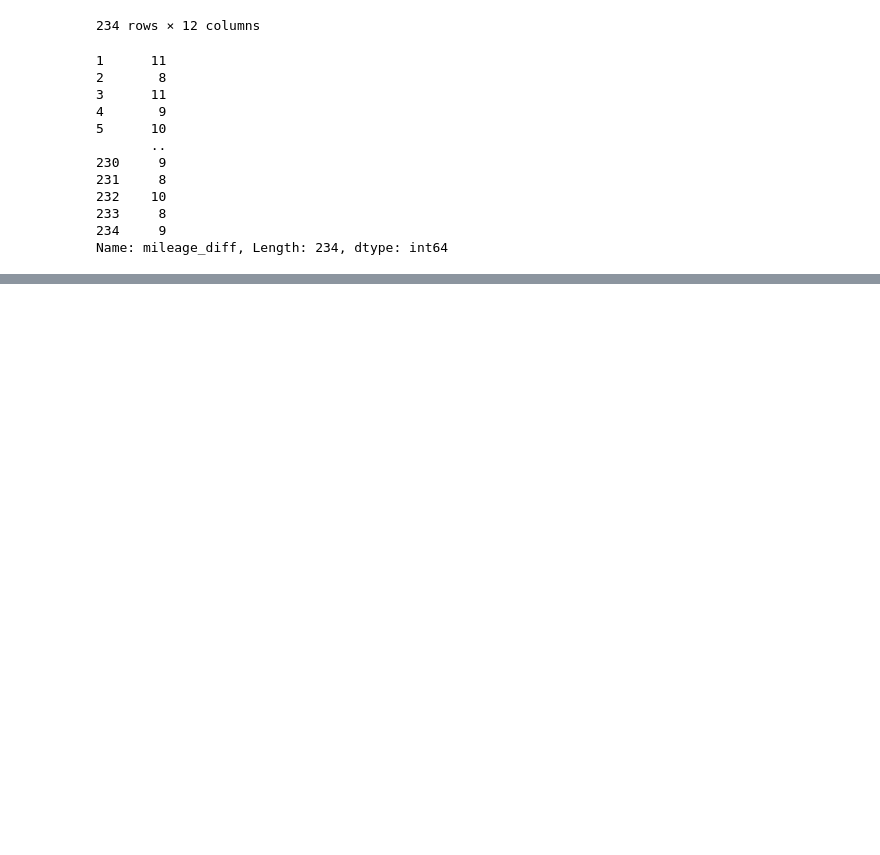
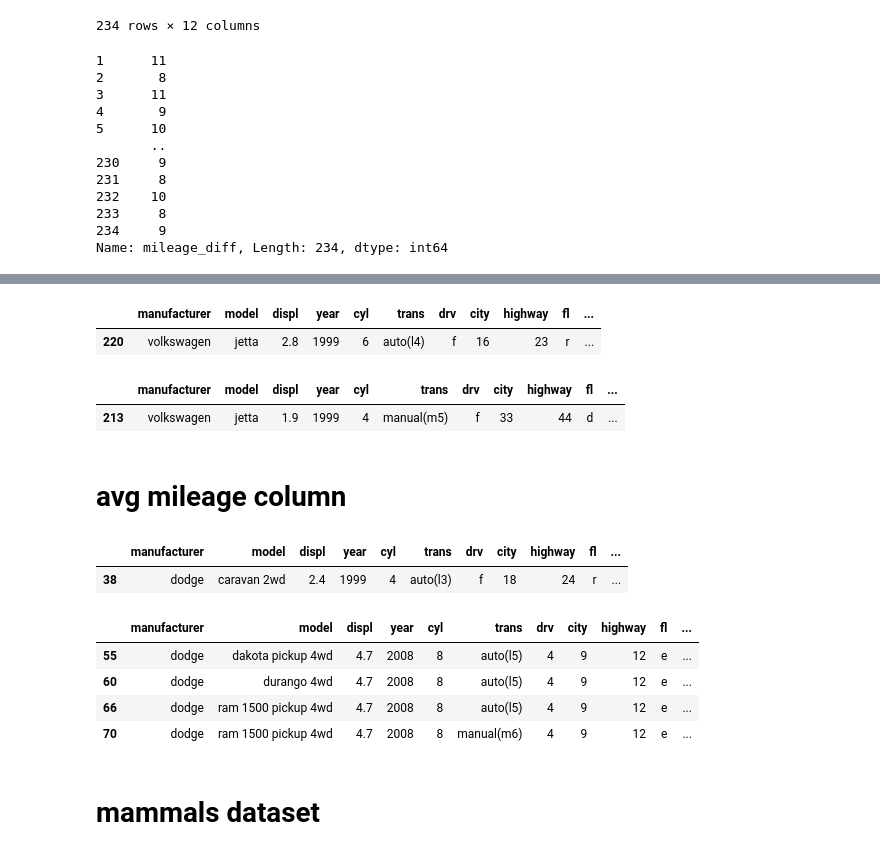
Before and after one commit to codyclonts/numpy-pandas-visualization-exercises, a Jupyter notebook: dataframes.ipynb, the cells around one changed output, grey strips where cells are left out. Saved outputs shown, nothing was run; the diff lists cells and outputs as text; code cells hidden in the pictures; blank space fills up the shorter version.

```diff
--- a/dataframes.ipynb
+++ b/dataframes.ipynb
@@ -295,0 +340,31 @@ Name: mileage_diff, Length: 234, dtype: int64
+# %%
+mpg_compact[mpg_compact.highway == mpg_compact.highway.min()]
+# %% [output]
+|  | manufacturer | model | displ | year | cyl | trans | drv | city | highway | fl | ... |
+| 220 | volkswagen | jetta | 2.8 | 1999 | 6 | auto(l4) | f | 16 | 23 | r | ... |
+# %%
+mpg[(mpg['class'] == 'compact') & (mpg.highway == mpg.highway.max())]
+# %% [output]
+|  | manufacturer | model | displ | year | cyl | trans | drv | city | highway | fl | ... |
+| 213 | volkswagen | jetta | 1.9 | 1999 | 4 | manual(m5) | f | 33 | 44 | d | ... |
+# %% [markdown]
+# avg mileage column
+# %%
+mpg['average_mileage'] = (mpg.city + mpg.highway) / 2
+# %%
+mpg_dodge = mpg[mpg.manufacturer == 'dodge']
+# %%
+mpg_dodge[mpg_dodge.average_mileage == mpg_dodge.average_mileage.max()]
+# %% [output]
+|  | manufacturer | model | displ | year | cyl | trans | drv | city | highway | fl | ... |
+| 38 | dodge | caravan 2wd | 2.4 | 1999 | 4 | auto(l3) | f | 18 | 24 | r | ... |
+# %%
+mpg_dodge[mpg_dodge.average_mileage == mpg_dodge.average_mileage.min()]
+# %% [output]
+|  | manufacturer | model | displ | year | cyl | trans | drv | city | highway | fl | ... |
+| 55 | dodge | dakota pickup 4wd | 4.7 | 2008 | 8 | auto(l5) | 4 | 9 | 12 | e | ... |
+| 60 | dodge | durango 4wd | 4.7 | 2008 | 8 | auto(l5) | 4 | 9 | 12 | e | ... |
+| 66 | dodge | ram 1500 pickup 4wd | 4.7 | 2008 | 8 | auto(l5) | 4 | 9 | 12 | e | ... |
+| 70 | dodge | ram 1500 pickup 4wd | 4.7 | 2008 | 8 | manual(m6) | 4 | 9 | 12 | e | ... |
+# %% [markdown]
+# mammals dataset
```
Also changed, not shown: parts of 25 cells of this notebook.
